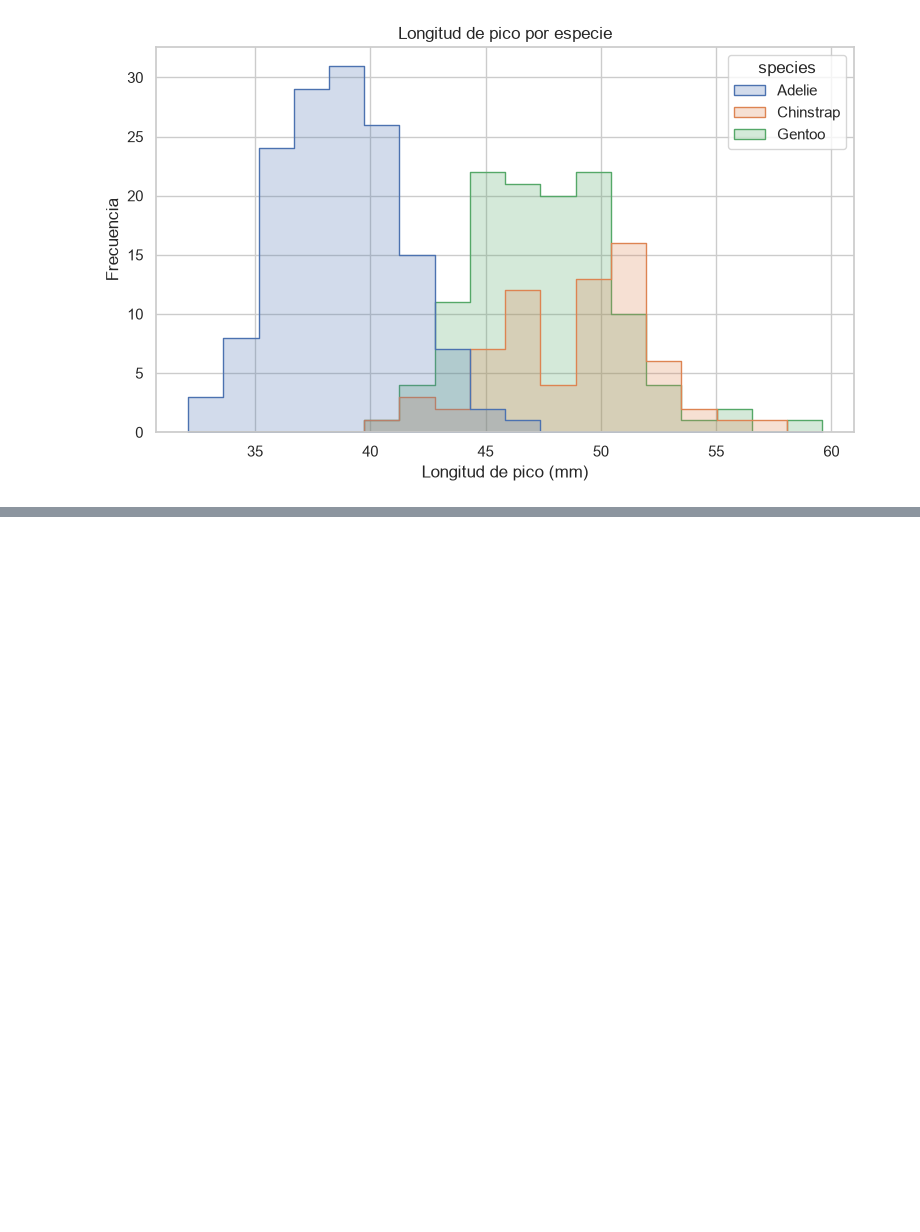
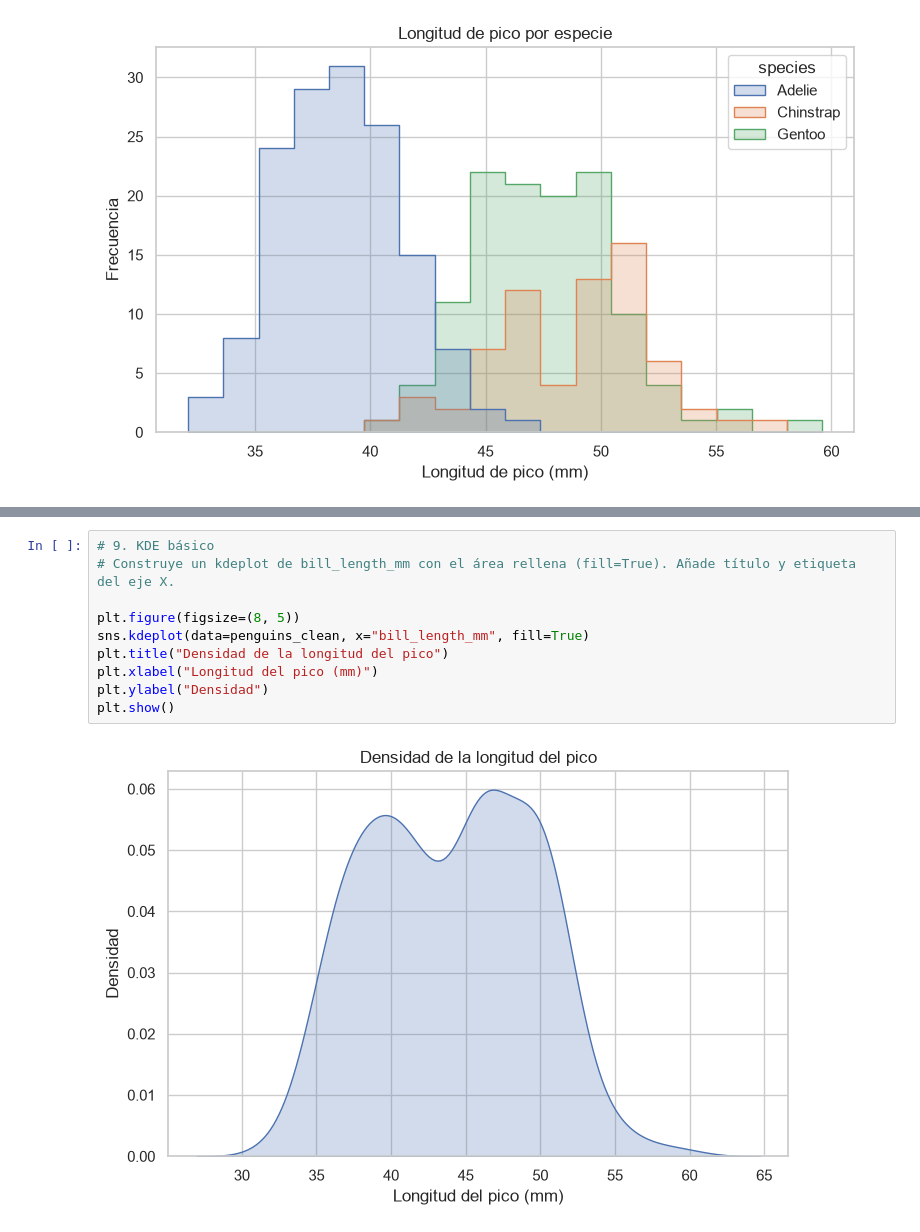
Before and after one commit to marcell-llerena/datascience-g8, a Jupyter notebook: notebooks/20260819_29_ejercicios_seaborn.ipynb, the cells around one changed output, grey strips where cells are left out. Drawn from its saved outputs; the diff is of its cells as text; blank space fills up the shorter version.

```diff
--- a/notebooks/20260819_29_ejercicios_seaborn.ipynb
+++ b/notebooks/20260819_29_ejercicios_seaborn.ipynb
@@ -153,0 +186,12 @@ plt.show()
+# %%
+# 9. KDE básico
+# Construye un kdeplot de bill_length_mm con el área rellena (fill=True). Añade título y etiqueta del eje X.
+
+plt.figure(figsize=(8, 5))
+sns.kdeplot(data=penguins_clean, x="bill_length_mm", fill=True)
+plt.title("Densidad de la longitud del pico")
+plt.xlabel("Longitud del pico (mm)")
+plt.ylabel("Densidad")
+plt.show()
+# %% [output]
+[figure, added]
```
Also changed, not shown: parts of 8 cells of this notebook.
